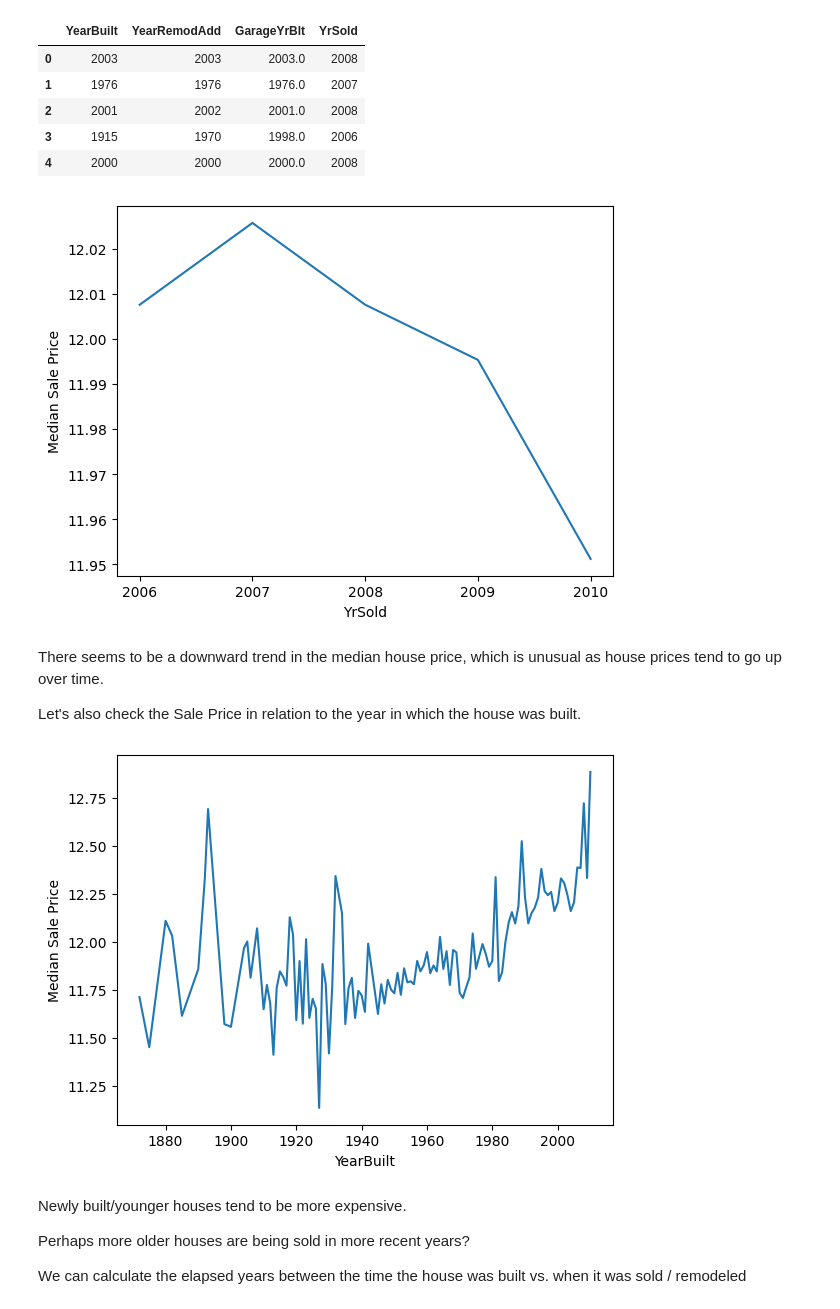
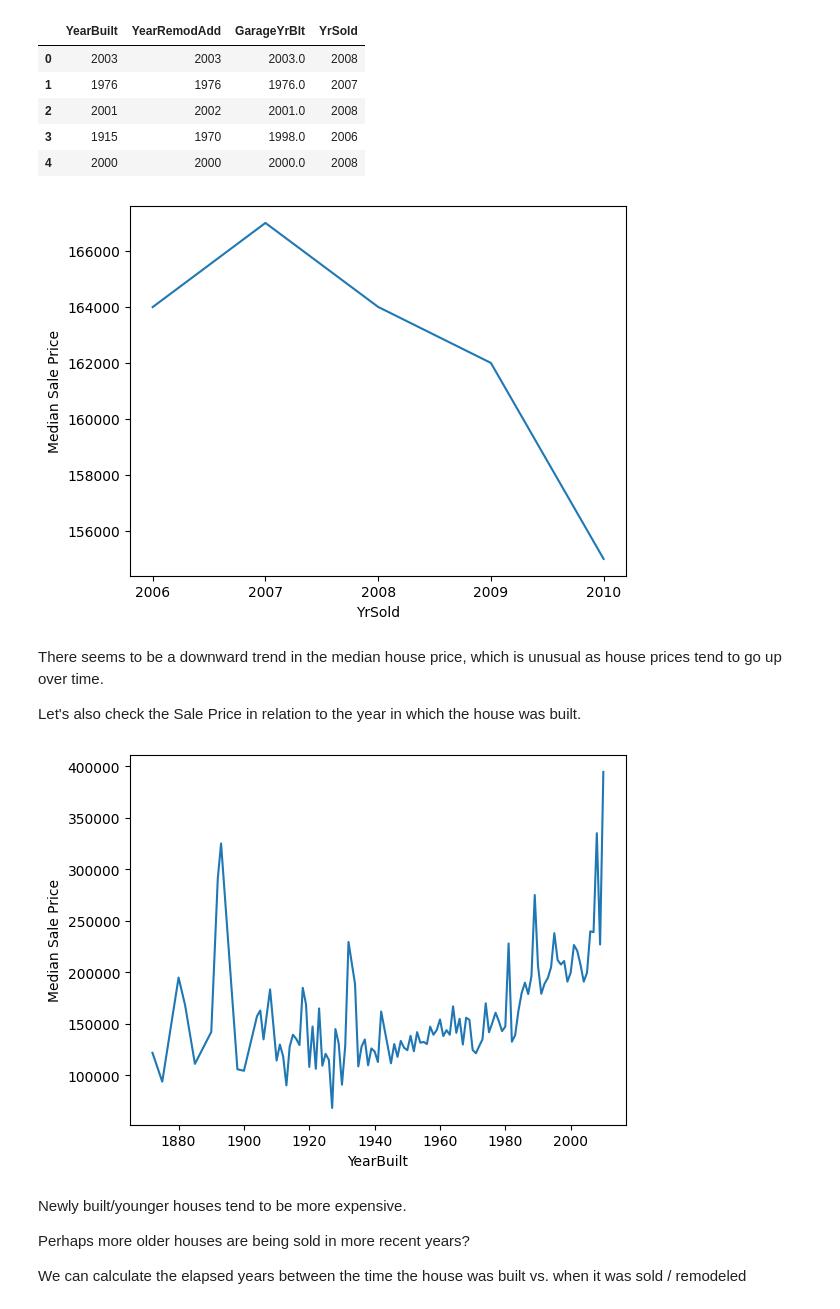
Before and after one commit to MiaHenstridge/kaggle_house_price_prediction, a Jupyter notebook: house_price_prediction_cleaned.ipynb, the cells around one changed output. Saved outputs shown, nothing was run; the diff lists cells and outputs as text; code cells hidden in the pictures.

```diff
--- a/house_price_prediction_cleaned.ipynb
+++ b/house_price_prediction_cleaned.ipynb
@@ -343,24 +343,24 @@ X_train[YEAR_VARS].head()
 | 4 | 2000 | 2000 | 2000.0 | 2008 |
 # %%
 # median sale price in relation with year sold
-pd.concat([X_train, y_train], axis=1).groupby('YrSold')[target].median().plot()
+pd.concat([X_train, (y_train).apply(np.exp)], axis=1).groupby('YrSold')[target].median().plot()
 plt.ylabel('Median Sale Price')
 plt.xticks(range(X_train['YrSold'].min(), X_train['YrSold'].max()+1))
 plt.show()
 # %% [output]
-[figure, old version]
+[figure, new version]
 # %% [markdown]
 There seems to be a downward trend in the median house price, which is unusual as house prices tend to go up over time.
 
 Let's also check the Sale Price in relation to the year in which the house was built.
 # %%
 # median sale price vs. year built
-pd.concat([X_train, y_train], axis=1).groupby('YearBuilt')[target].median().plot()
+pd.concat([X_train, y_train.apply(np.exp)], axis=1).groupby('YearBuilt')[target].median().plot()
 plt.ylabel('Median Sale Price')
 # plt.xticks(range(X_train['YearBuilt'].min(), X_train['YearBuilt'].max()+1))
 plt.show()
 # %% [output]
-[figure, old version]
+[figure, new version]
 # %% [markdown]
 Newly built/younger houses tend to be more expensive.
 
```
Also changed, not shown: parts of 3 cells of this notebook, 1 other file.
